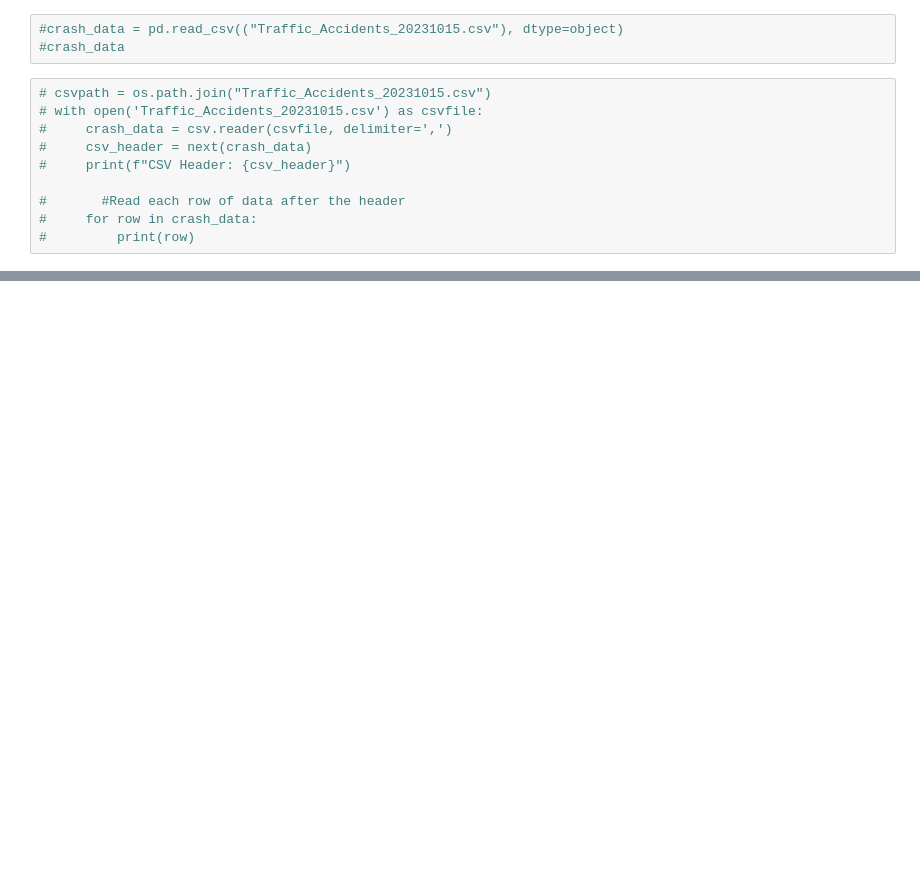
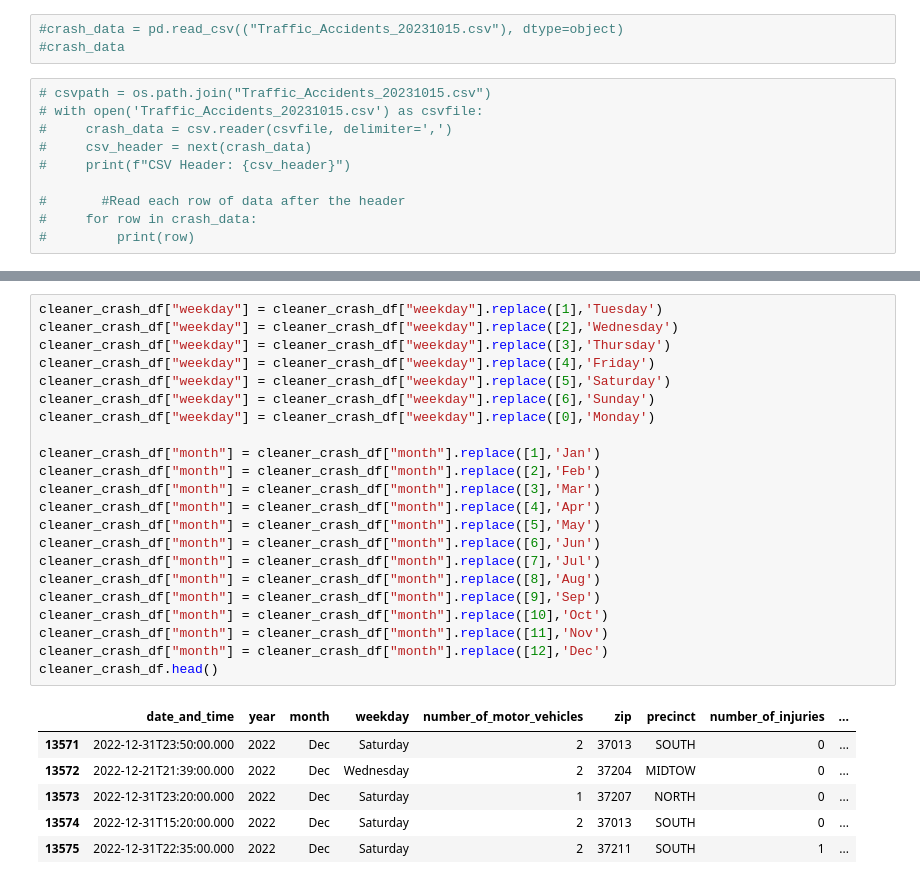
Before and after one commit to dlerhetal/Group2Project1, a Jupyter notebook: NashCrashPy/NashCrashPy.ipynb, the cells around one changed output, grey strips where cells are left out. Drawn from its saved outputs; the diff is of its cells as text; blank space fills up the shorter version.

```diff
--- a/NashCrashPy/NashCrashPy.ipynb
+++ b/NashCrashPy/NashCrashPy.ipynb
@@ -74,0 +90,29 @@ total_crashes
+# %%
+cleaner_crash_df["weekday"] = cleaner_crash_df["weekday"].replace([1],'Tuesday')
+cleaner_crash_df["weekday"] = cleaner_crash_df["weekday"].replace([2],'Wednesday')
+cleaner_crash_df["weekday"] = cleaner_crash_df["weekday"].replace([3],'Thursday')
+cleaner_crash_df["weekday"] = cleaner_crash_df["weekday"].replace([4],'Friday')
+cleaner_crash_df["weekday"] = cleaner_crash_df["weekday"].replace([5],'Saturday')
+cleaner_crash_df["weekday"] = cleaner_crash_df["weekday"].replace([6],'Sunday')
+cleaner_crash_df["weekday"] = cleaner_crash_df["weekday"].replace([0],'Monday')
+
+cleaner_crash_df["month"] = cleaner_crash_df["month"].replace([1],'Jan')
+cleaner_crash_df["month"] = cleaner_crash_df["month"].replace([2],'Feb')
+cleaner_crash_df["month"] = cleaner_crash_df["month"].replace([3],'Mar')
+cleaner_crash_df["month"] = cleaner_crash_df["month"].replace([4],'Apr')
+cleaner_crash_df["month"] = cleaner_crash_df["month"].replace([5],'May')
+cleaner_crash_df["month"] = cleaner_crash_df["month"].replace([6],'Jun')
+cleaner_crash_df["month"] = cleaner_crash_df["month"].replace([7],'Jul')
+cleaner_crash_df["month"] = cleaner_crash_df["month"].replace([8],'Aug')
+cleaner_crash_df["month"] = cleaner_crash_df["month"].replace([9],'Sep')
+cleaner_crash_df["month"] = cleaner_crash_df["month"].replace([10],'Oct')
+cleaner_crash_df["month"] = cleaner_crash_df["month"].replace([11],'Nov')
+cleaner_crash_df["month"] = cleaner_crash_df["month"].replace([12],'Dec')
+cleaner_crash_df.head()
+# %% [output]
+|  | date_and_time | year | month | weekday | number_of_motor_vehicles | zip | precinct | number_of_injuries | ... |
+| 13571 | 2022-12-31T23:50:00.000 | 2022 | Dec | Saturday | 2 | 37013 | SOUTH | 0 | ... |
+| 13572 | 2022-12-21T21:39:00.000 | 2022 | Dec | Wednesday | 2 | 37204 | MIDTOW | 0 | ... |
+| 13573 | 2022-12-31T23:20:00.000 | 2022 | Dec | Saturday | 1 | 37207 | NORTH | 0 | ... |
+| 13574 | 2022-12-31T15:20:00.000 | 2022 | Dec | Saturday | 2 | 37013 | SOUTH | 0 | ... |
+| 13575 | 2022-12-31T22:35:00.000 | 2022 | Dec | Saturday | 2 | 37211 | SOUTH | 1 | ... |
```
Also changed, not shown: parts of 12 cells of this notebook, 1 other file.
